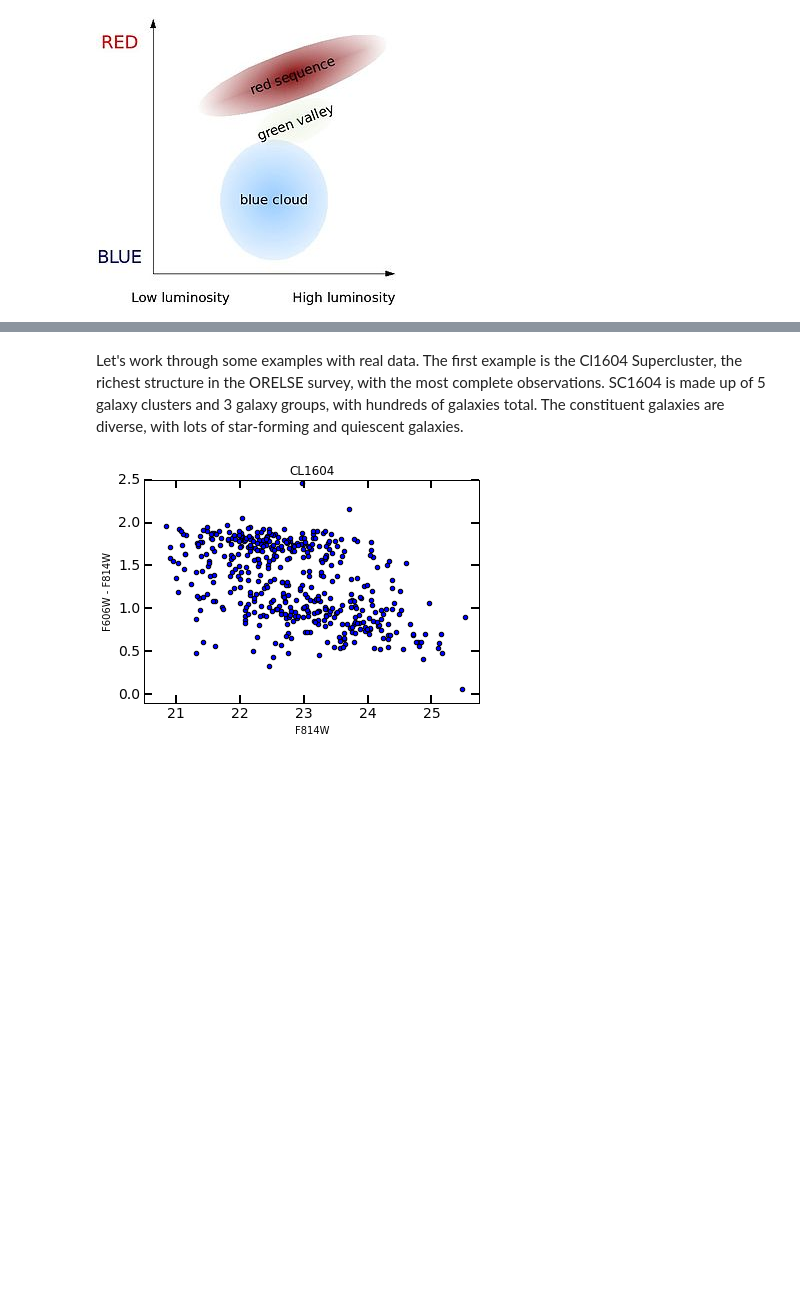
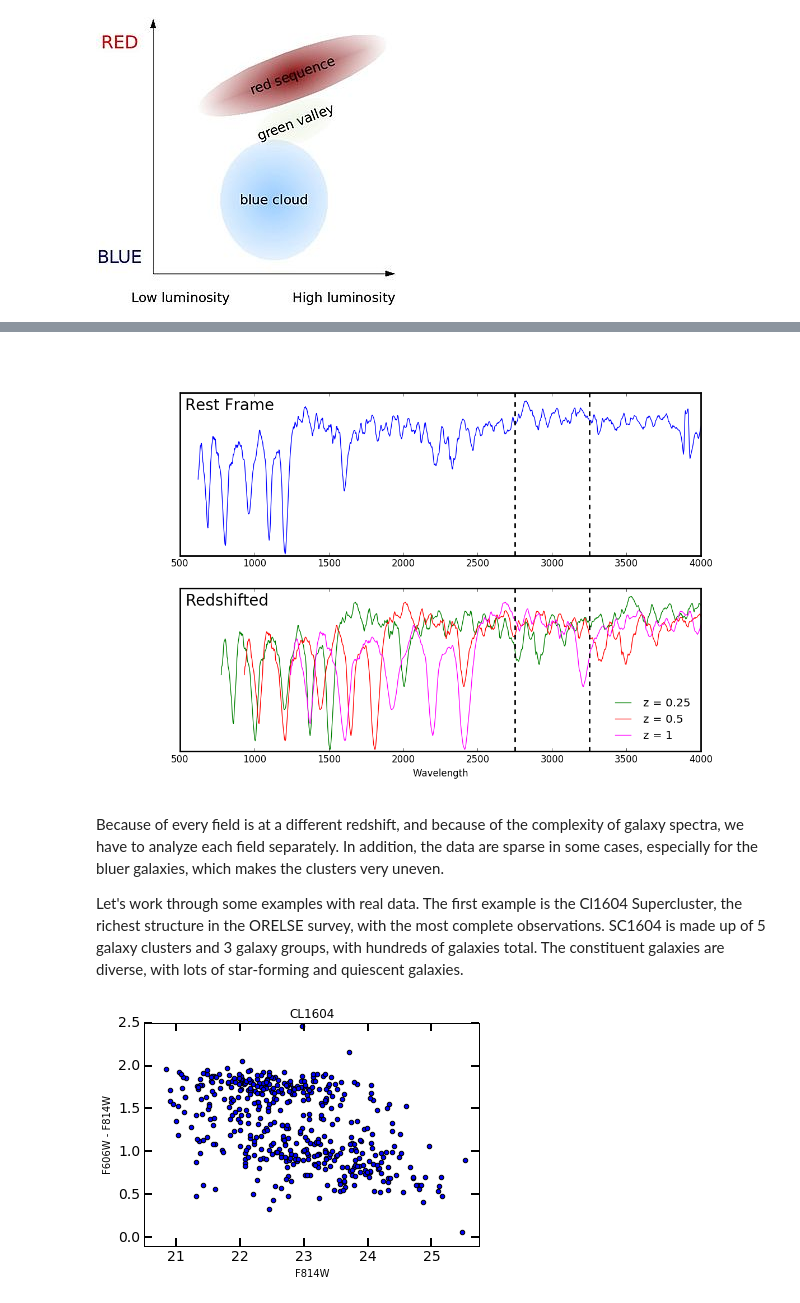
Before and after one commit to rumbaugh/RSfit, a Jupyter notebook: CMD.ipynb, the cells around one changed output, grey strips where cells are left out. Cells and saved outputs as stored; diff of their text form; code cells hidden in the pictures; blank space fills up the shorter version.

Commit message:
Added spectrum redshift example

```diff
--- a/CMD.ipynb
+++ b/CMD.ipynb
@@ -17,4 +19,11 @@ Image(filename='notebook_images/RedSequenceBlueCloud.jpg')
+# %%
+from IPython.core.display import Image
+Image(filename='notebook_images/SpectrumRedshiftExample.png')
+# %% [output]
+[figure, added]
 # %% [markdown]
+Because of every field is at a different redshift, and because of the complexity of galaxy spectra, we have to analyze each field separately. In addition, the data are sparse in some cases, especially for the bluer galaxies, which makes the clusters very uneven.
+
 Let's work through some examples with real data. The first example is the Cl1604 Supercluster, the richest structure in the ORELSE survey, with the most complete observations. SC1604 is made up of 5 galaxy clusters and 3 galaxy groups, with hundreds of galaxies total. The constituent galaxies are diverse, with lots of star-forming and quiescent galaxies.
 # %%
 from CMD import *
```
Also changed, not shown: parts of 1 cell of this notebook, 2 other files.
